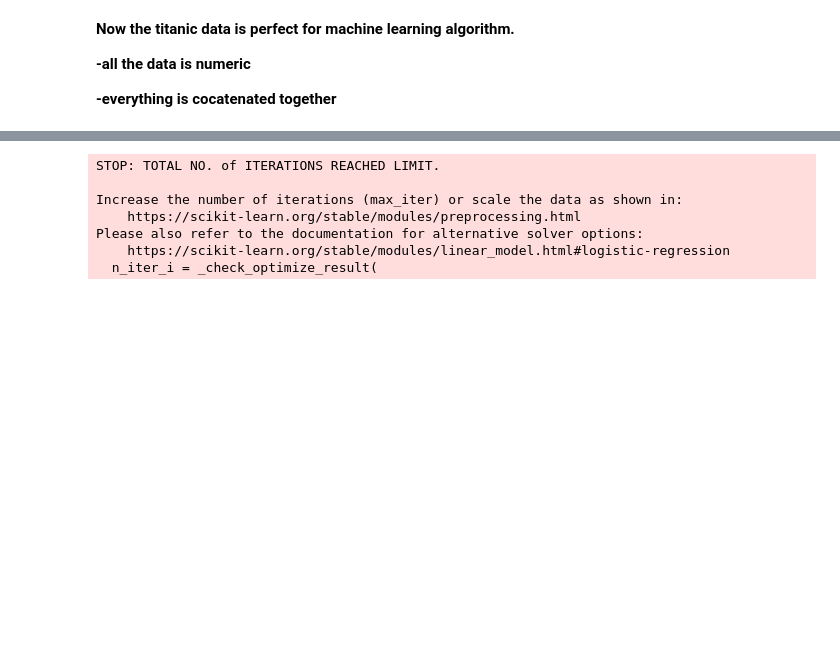
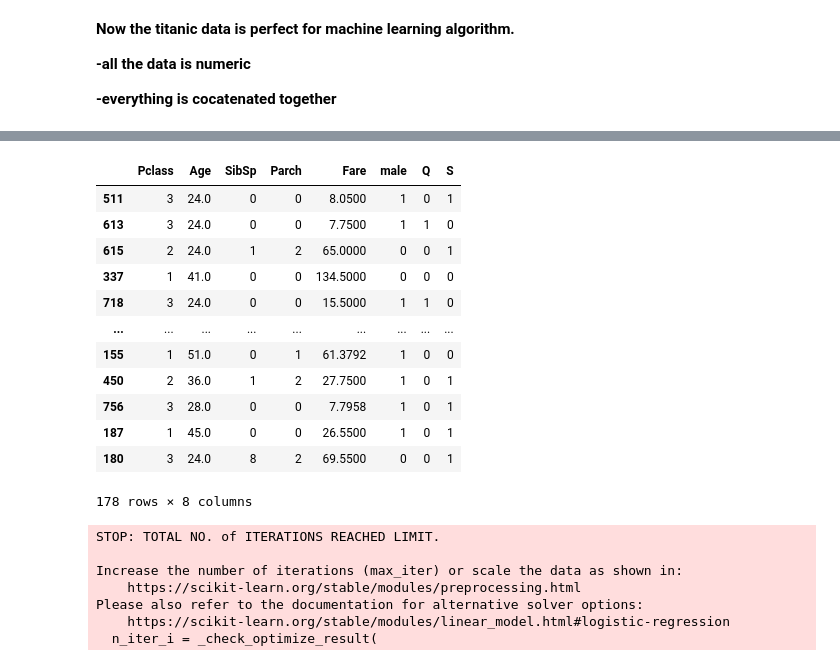
Before and after one commit to nadeem53/Titanic_data, a Jupyter notebook: data_1.ipynb, the cells around one changed output, grey strips where cells are left out. Drawn from its saved outputs; the diff is of its cells as text; code cells hidden in the pictures; blank space fills up the shorter version.

```diff
--- a/data_1.ipynb
+++ b/data_1.ipynb
@@ -242 +283,18 @@ y_pred = gbm.predict(x_test)
+# %%
+x_test.shape
+x_test
+# %% [output]
+|  | Pclass | Age | SibSp | Parch | Fare | male | Q | S |
+| 511 | 3 | 24.0 | 0 | 0 | 8.0500 | 1 | 0 | 1 |
+| 613 | 3 | 24.0 | 0 | 0 | 7.7500 | 1 | 1 | 0 |
+| 615 | 2 | 24.0 | 1 | 2 | 65.0000 | 0 | 0 | 1 |
+| 337 | 1 | 41.0 | 0 | 0 | 134.5000 | 0 | 0 | 0 |
+| 718 | 3 | 24.0 | 0 | 0 | 15.5000 | 1 | 1 | 0 |
+| ... | ... | ... | ... | ... | ... | ... | ... | ... |
+| 155 | 1 | 51.0 | 0 | 1 | 61.3792 | 1 | 0 | 0 |
+| 450 | 2 | 36.0 | 1 | 2 | 27.7500 | 1 | 0 | 1 |
+| 756 | 3 | 28.0 | 0 | 0 | 7.7958 | 1 | 0 | 1 |
+| 187 | 1 | 45.0 | 0 | 0 | 26.5500 | 1 | 0 | 1 |
+| 180 | 3 | 24.0 | 8 | 2 | 69.5500 | 0 | 0 | 1 |
+178 rows × 8 columns
 # %%
```
Also changed, not shown: parts of 18 cells of this notebook.
